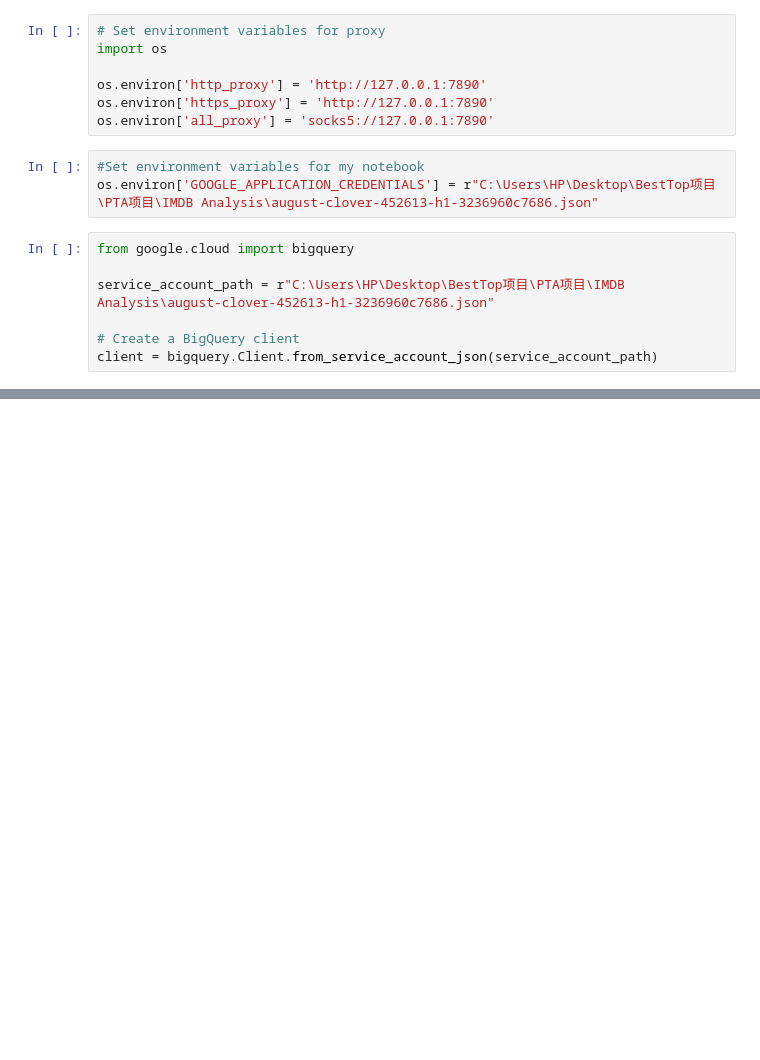
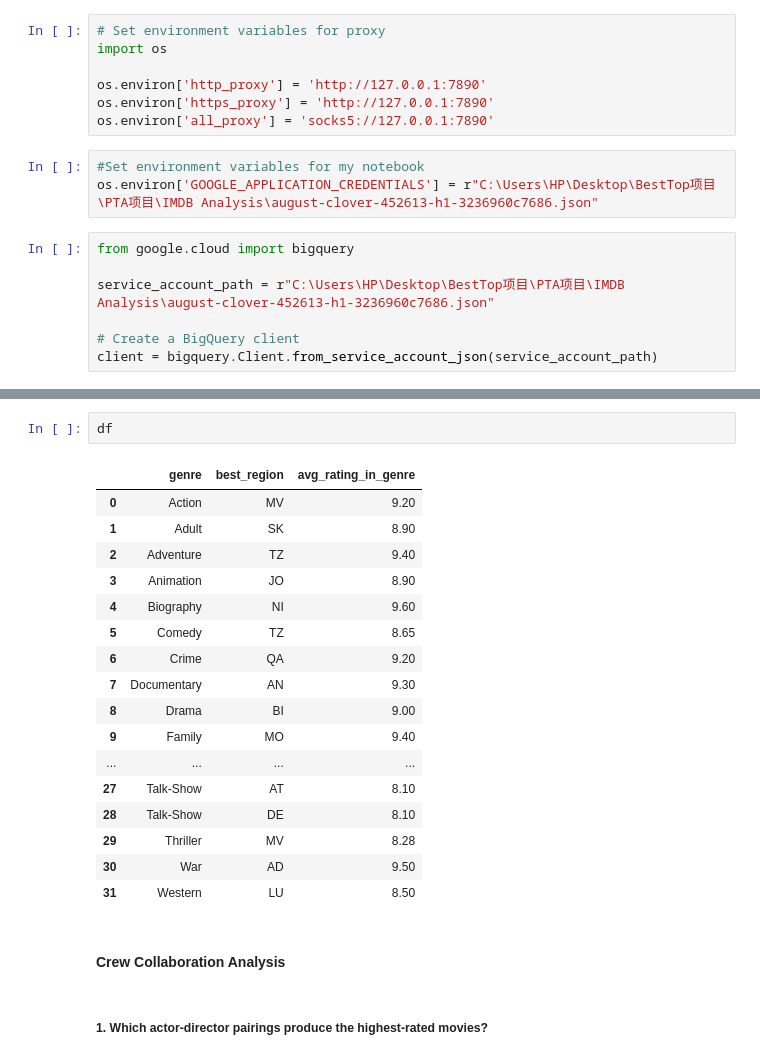
Before and after one commit to JiahuaXue/data-analysis, a Jupyter notebook: IMDB Analylsis.ipynb, the cells around one changed output, grey strips where cells are left out. Drawn from its saved outputs; the diff is of its cells as text; blank space fills up the shorter version.

```diff
--- a/IMDB Analylsis.ipynb
+++ b/IMDB Analylsis.ipynb
@@ -37,0 +478,24 @@ C:\Users\HP\data-analysis\data-analysis
+# %%
+df
+# %% [output]
+|  | genre | best_region | avg_rating_in_genre |
+| 0 | Action | MV | 9.20 |
+| 1 | Adult | SK | 8.90 |
+| 2 | Adventure | TZ | 9.40 |
+| 3 | Animation | JO | 8.90 |
+| 4 | Biography | NI | 9.60 |
+| 5 | Comedy | TZ | 8.65 |
+| 6 | Crime | QA | 9.20 |
+| 7 | Documentary | AN | 9.30 |
+| 8 | Drama | BI | 9.00 |
+| 9 | Family | MO | 9.40 |
+| ... | ... | ... | ... |
+| 27 | Talk-Show | AT | 8.10 |
+| 28 | Talk-Show | DE | 8.10 |
+| 29 | Thriller | MV | 8.28 |
+| 30 | War | AD | 9.50 |
+| 31 | Western | LU | 8.50 |
+# %% [markdown]
+#### Crew Collaboration Analysis
+# %% [markdown]
+##### 1. Which actor-director pairings produce the highest-rated movies?
```
Also changed, not shown: parts of 86 cells of this notebook.
